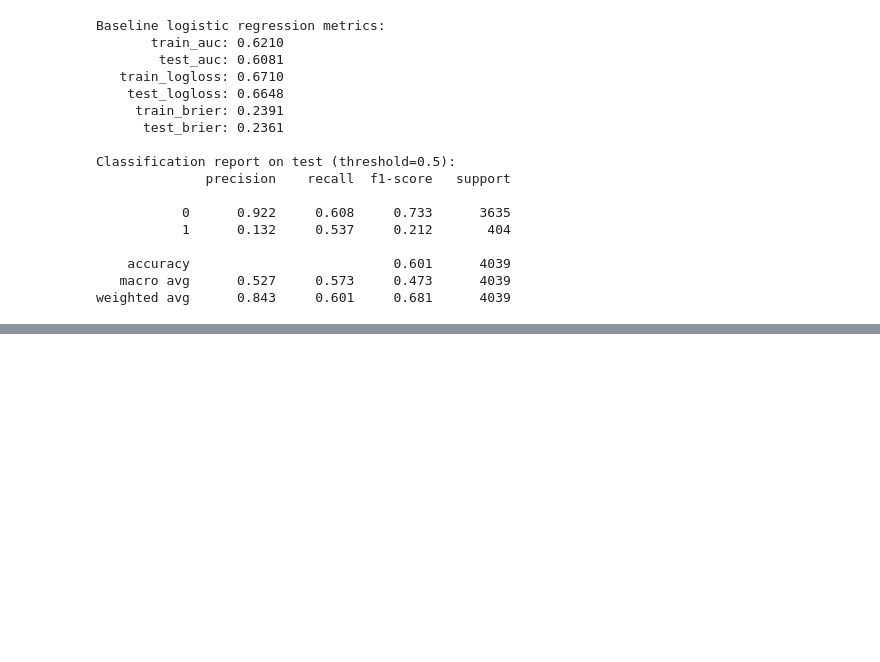
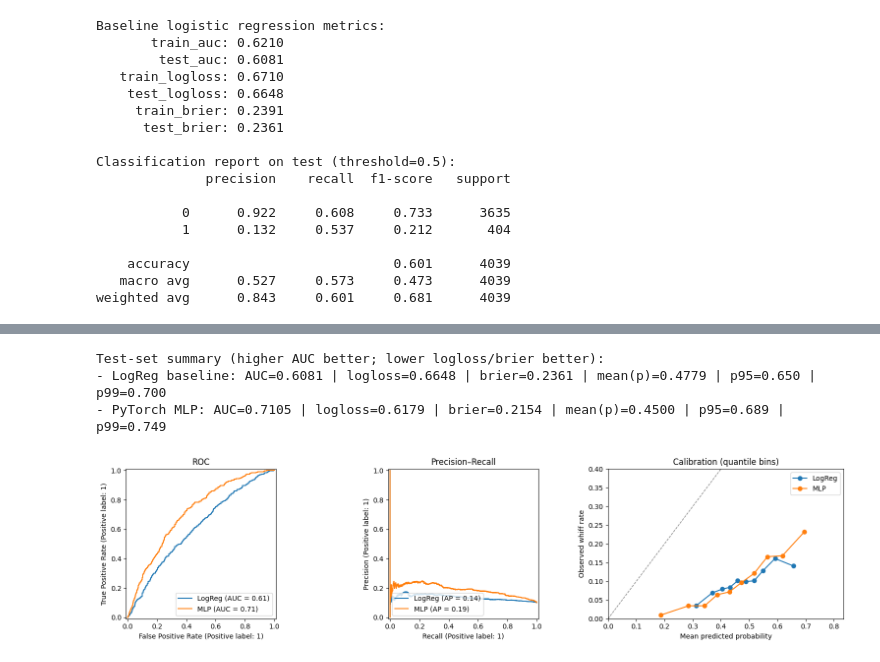
Before and after one commit to TrentRice/MLB-PitchbyPitch-Prediction, a Jupyter notebook: notebooks/PitchbyPitch.ipynb, the cells around one changed output, grey strips where cells are left out. Saved outputs shown, nothing was run; the diff lists cells and outputs as text; code cells hidden in the pictures; blank space fills up the shorter version.

Commit message:
New plots

```diff
--- a/notebooks/PitchbyPitch.ipynb
+++ b/notebooks/PitchbyPitch.ipynb
@@ -258,0 +427,75 @@ weighted avg      0.843     0.601     0.681      4039
+# %%
+# Compare sklearn logistic regression vs PyTorch MLP on the test data
+import matplotlib.pyplot as plt
+from sklearn.metrics import (
+    roc_auc_score, log_loss, brier_score_loss,
+    RocCurveDisplay, PrecisionRecallDisplay
+)
+from sklearn.calibration import calibration_curve
+
+# Probabilities
+p_lr = baseline_yhat_test
+p_mlp = mlp_yhat_test
+
+def summarize_probs(y_true, p, name):
+    return {
+        'model': name,
+        # Probability whiff pitch gets higher score than non-whiff pitch
+        'auc': roc_auc_score(y_true, p),
+        # quality of predicted probabilities (lower is better)
+        'logloss': log_loss(y_true, p, labels=[0, 1]),
+        # Mean squared error between predicted probabilities and actual outcomes (lower is better)
+        'brier': brier_score_loss(y_true, p),
+        # Distribution of predicted probabilities
+        'p_mean': float(np.mean(p)),
+        'p_p95': float(np.quantile(p, 0.95)),
+        'p_p99': float(np.quantile(p, 0.99)),
+    }
+
+# Summarize test-set probabilities for both models
+rows = [
+    summarize_probs(y_test, p_lr, 'LogReg baseline'),
+    summarize_probs(y_test, p_mlp, 'PyTorch MLP'),
+]
+
+print("Test-set summary (higher AUC better; lower logloss/brier better):")
+for r in rows:
+    print(
+        f"- {r['model']}: AUC={r['auc']:.4f} | logloss={r['logloss']:.4f} | brier={r['brier']:.4f} | "
+        f"mean(p)={r['p_mean']:.4f} | p95={r['p_p95']:.3f} | p99={r['p_p99']:.3f}"
+    )
+
+# Curves
+fig, axes = plt.subplots(1, 3, figsize=(16, 4))
+# ROC curve to evaluate how well the model ranks whiff vs non-whiff pitches across all thresholds (higher AUC is better).
+RocCurveDisplay.from_predictions(y_test, p_lr, name='LogReg', ax=axes[0])
+RocCurveDisplay.from_predictions(y_test, p_mlp, name='MLP', ax=axes[0])
+axes[0].set_title('ROC')
+# Precision-recall curve to evaluate the tradeoff between precision and recall across thresholds (higher area under the curve is better)
+# Whiffs are 10% of pitches, so we expect a baseline precision of 10% if we randomly guess. A good model should have a curve that bows up towards the top-right corner, indicating high precision and recall across thresholds.
+PrecisionRecallDisplay.from_predictions(y_test, p_lr, name='LogReg', ax=axes[1])
+PrecisionRecallDisplay.from_predictions(y_test, p_mlp, name='MLP', ax=axes[1])
+axes[1].set_title('Precision–Recall')
+
+# Calibration (reliability)
+# Perfect calibration means that among all pitches that the model predicts with a certain probability p of being a whiff,
+# approximately p fraction of them should actually be whiffs.
+# Should be a diagonal line
+for p, name in [(p_lr, 'LogReg'), (p_mlp, 'MLP')]:
+    frac_pos, mean_pred = calibration_curve(y_test, p, n_bins=10, strategy='quantile')
+    axes[2].plot(mean_pred, frac_pos, marker='o', label=name)
+axes[2].plot([0, 1], [0, 1], linestyle='--', color='gray', linewidth=1)
+axes[2].set_xlim(0, max(0.4, float(max(p_lr.max(), p_mlp.max()))))
+axes[2].set_ylim(0, max(0.4, float(max(y_test.mean()*3, 0.3))))
+axes[2].set_xlabel('Mean predicted probability')
+axes[2].set_ylabel('Observed whiff rate')
+axes[2].set_title('Calibration (quantile bins)')
+axes[2].legend()
+
+plt.tight_layout()
+plt.show()
+# %% [output]
+Test-set summary (higher AUC better; lower logloss/brier better):
+- LogReg baseline: AUC=0.6081 | logloss=0.6648 | brier=0.2361 | mean(p)=0.4779 | p95=0.650 | p99=0.700
+- PyTorch MLP: AUC=0.7105 | logloss=0.6179 | brier=0.2154 | mean(p)=0.4500 | p95=0.689 | p99=0.749
+[figure, added]
```
Also changed, not shown: parts of 8 cells of this notebook.
